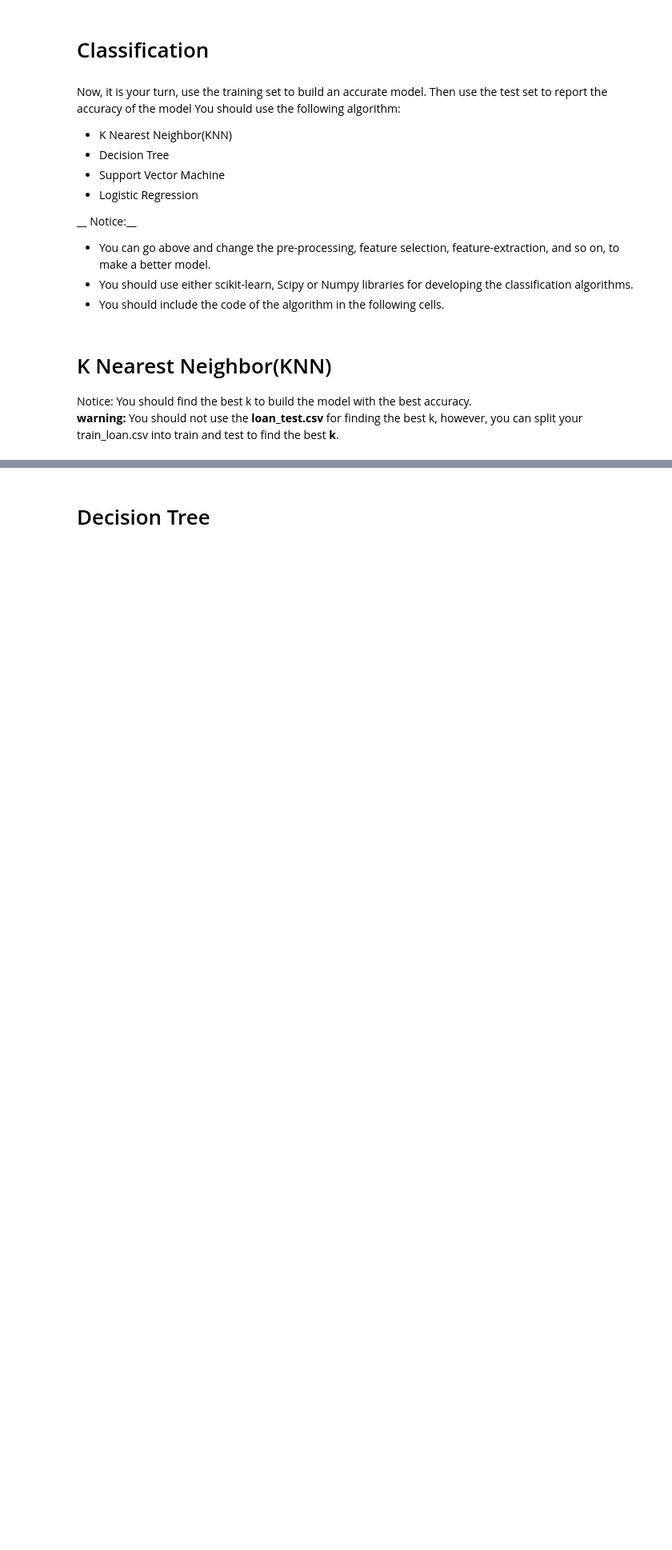
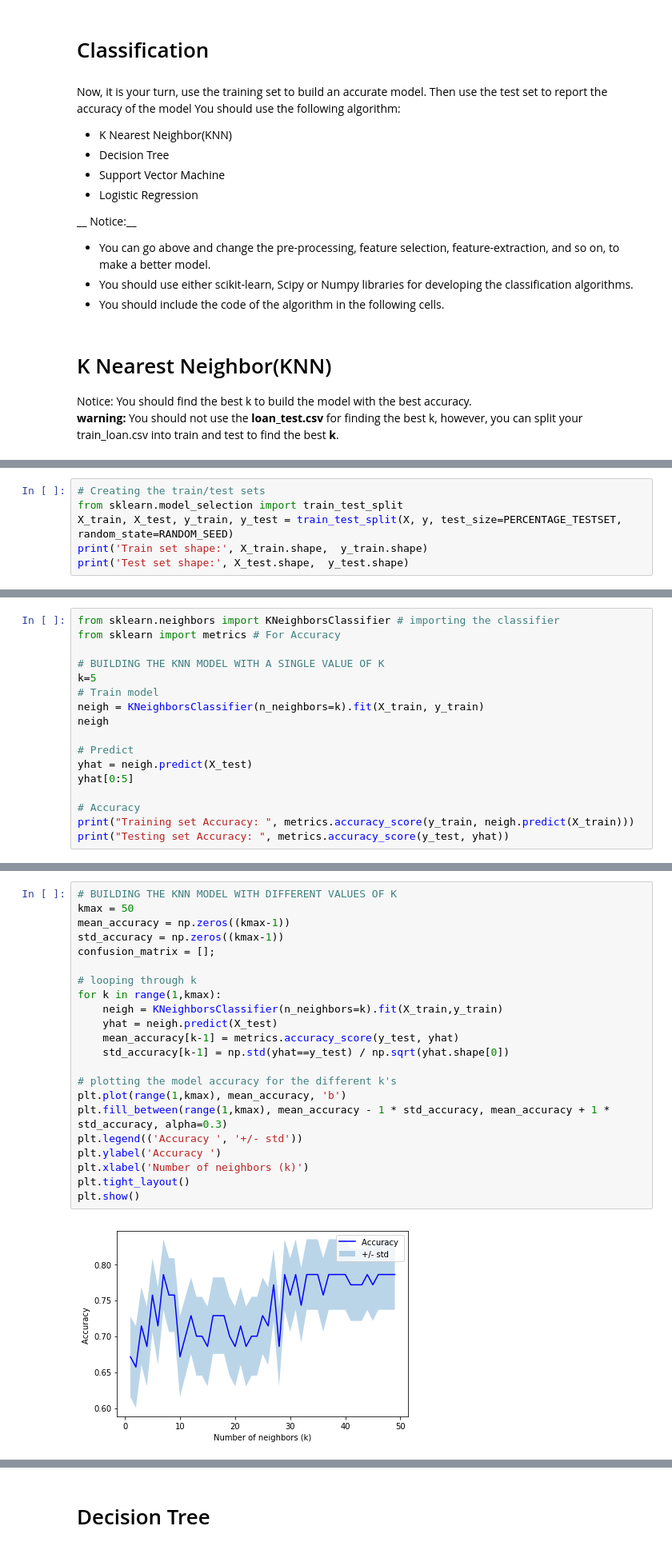
Before and after one commit to FabienNugier/coursera-IBM-course8-project, a Jupyter notebook: Machine Learning with Python Notebook.ipynb, the cells around one changed output, grey strips where cells are left out. Shown at 80% size. Drawn from its saved outputs; the diff is of its cells as text; blank space fills up the shorter version.

```diff
--- a/Machine Learning with Python Notebook.ipynb
+++ b/Machine Learning with Python Notebook.ipynb
@@ -288,0 +276,6 @@ Notice: You should find the best k to build the model with the best accuracy.
+# %%
+# Creating the train/test sets
+from sklearn.model_selection import train_test_split
+X_train, X_test, y_train, y_test = train_test_split(X, y, test_size=PERCENTAGE_TESTSET, random_state=RANDOM_SEED)
+print('Train set shape:', X_train.shape,  y_train.shape)
+print('Test set shape:', X_test.shape,  y_test.shape)
@@ -288,0 +285,17 @@ Notice: You should find the best k to build the model with the best accuracy.
+# %%
+from sklearn.neighbors import KNeighborsClassifier # importing the classifier
+from sklearn import metrics # For Accuracy
+
+# BUILDING THE KNN MODEL WITH A SINGLE VALUE OF K
+k=5
+# Train model
+neigh = KNeighborsClassifier(n_neighbors=k).fit(X_train, y_train)
+neigh
+
+# Predict
+yhat = neigh.predict(X_test)
+yhat[0:5]
+
+# Accuracy
+print("Training set Accuracy: ", metrics.accuracy_score(y_train, neigh.predict(X_train)))
+print("Testing set Accuracy: ", metrics.accuracy_score(y_test, yhat))
@@ -288,0 +305,24 @@ Notice: You should find the best k to build the model with the best accuracy.
+# %%
+# BUILDING THE KNN MODEL WITH DIFFERENT VALUES OF K
+kmax = 50
+mean_accuracy = np.zeros((kmax-1))
+std_accuracy = np.zeros((kmax-1))
+confusion_matrix = [];
+
+# looping through k
+for k in range(1,kmax):
+    neigh = KNeighborsClassifier(n_neighbors=k).fit(X_train,y_train)
+    yhat = neigh.predict(X_test)
+    mean_accuracy[k-1] = metrics.accuracy_score(y_test, yhat)
+    std_accuracy[k-1] = np.std(yhat==y_test) / np.sqrt(yhat.shape[0])
+
+# plotting the model accuracy for the different k's
+plt.plot(range(1,kmax), mean_accuracy, 'b')
+plt.fill_between(range(1,kmax), mean_accuracy - 1 * std_accuracy, mean_accuracy + 1 * std_accuracy, alpha=0.3)
+plt.legend(('Accuracy ', '+/- std'))
+plt.ylabel('Accuracy ')
+plt.xlabel('Number of neighbors (k)')
+plt.tight_layout()
+plt.show()
+# %% [output]
+[figure, added]
```
Also changed, not shown: parts of 41 cells of this notebook.
